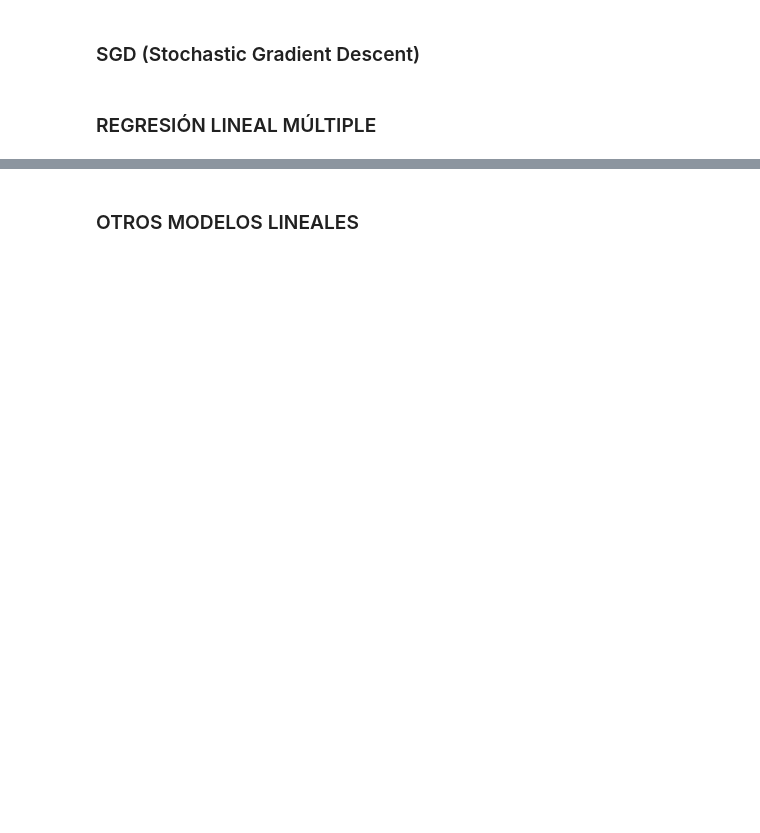
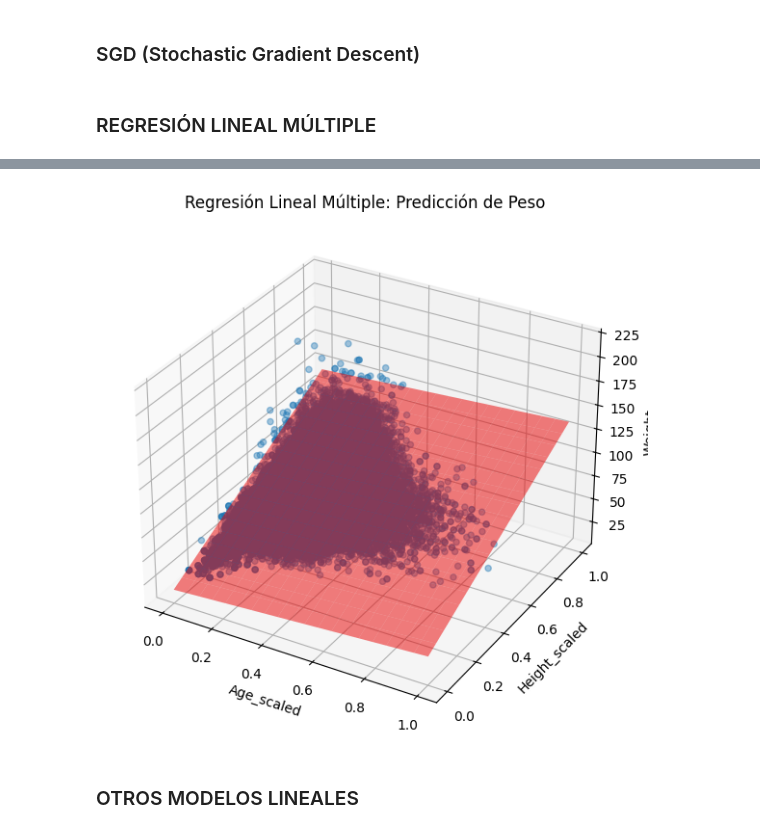
Before and after one commit to VIZ3NT04/model_ath, a Jupyter notebook: piton.ipynb, the cells around one changed output, grey strips where cells are left out. Drawn from its saved outputs; the diff is of its cells as text; code cells hidden in the pictures; blank space fills up the shorter version.

```diff
--- a/piton.ipynb
+++ b/piton.ipynb
@@ -639,0 +651,85 @@ TypeError: 'numpy.ndarray' object is not callable
+# %%
+# ============================================
+# IMPORTAR LIBRERÍAS
+# ============================================
+import numpy as np
+import pandas as pd
+from sklearn.model_selection import train_test_split
+from sklearn.linear_model import LinearRegression
+from sklearn.metrics import mean_squared_error, r2_score
+
+# ============================================
+# SELECCIÓN DE VARIABLES
+# ============================================
+X = df[['Age_scaled', 'Height_scaled']]
+y = df['Weight']   # peso en valores reales
+
+# ============================================
+# DIVISIÓN TRAIN/TEST
+# ============================================
+X_train, X_test, y_train, y_test = train_test_split(
+    X, y, test_size=0.2, random_state=42
+)
+
+# ============================================
+# MODELO
+# ============================================
+model = LinearRegression()
+model.fit(X_train, y_train)
+
+# Predicción
+y_pred = model.predict(X_test)
+
+# ============================================
+# MÉTRICAS
+# ============================================
+mse = mean_squared_error(y_test, y_pred)
+rmse = np.sqrt(mse)
+r2 = r2_score(y_test, y_pred)
+
+print("Resultados regresión lineal múltiple:")
+print("MSE:", mse)
+print("RMSE:", rmse)
+print("R²:", r2)
+
+# ============================================
+# COEFICIENTES DEL MODELO
+# ============================================
+print("\nCoeficientes del modelo:")
+print("Coef. Age_scaled:", model.coef_[0])
+print("Coef. Height_scaled:", model.coef_[1])
+
+import matplotlib.pyplot as plt
+from mpl_toolkits.mplot3d import Axes3D
+
+fig = plt.figure(figsize=(10, 7))
+ax = fig.add_subplot(111, projection='3d')
+
+# Datos reales
+ax.scatter(
+    X_train['Age_scaled'],
+    X_train['Height_scaled'],
+    y_train,
+    alpha=0.4,
+    label='Datos reales'
+)
+
+# Plano de regresión
+age_grid, height_grid = np.meshgrid(
+    np.linspace(X['Age_scaled'].min(), X['Age_scaled'].max(), 20),
+    np.linspace(X['Height_scaled'].min(), X['Height_scaled'].max(), 20)
+)
+
+weight_pred_grid = model.predict(
+    np.c_[age_grid.ravel(), height_grid.ravel()]
+).reshape(age_grid.shape)
+
+ax.plot_surface(age_grid, height_grid, weight_pred_grid, alpha=0.5, color='red')
+
+ax.set_xlabel('Age_scaled')
+ax.set_ylabel('Height_scaled')
+ax.set_zlabel('Weight')
+ax.set_title('Regresión Lineal Múltiple: Predicción de Peso')
+
+plt.show()
+# %% [output]
@@ -640,2 +744,3 @@ TypeError: 'numpy.ndarray' object is not callable
+[figure, added]
 # %% [markdown]
 ### OTROS MODELOS LINEALES
```
Also changed, not shown: parts of 8 cells of this notebook.
